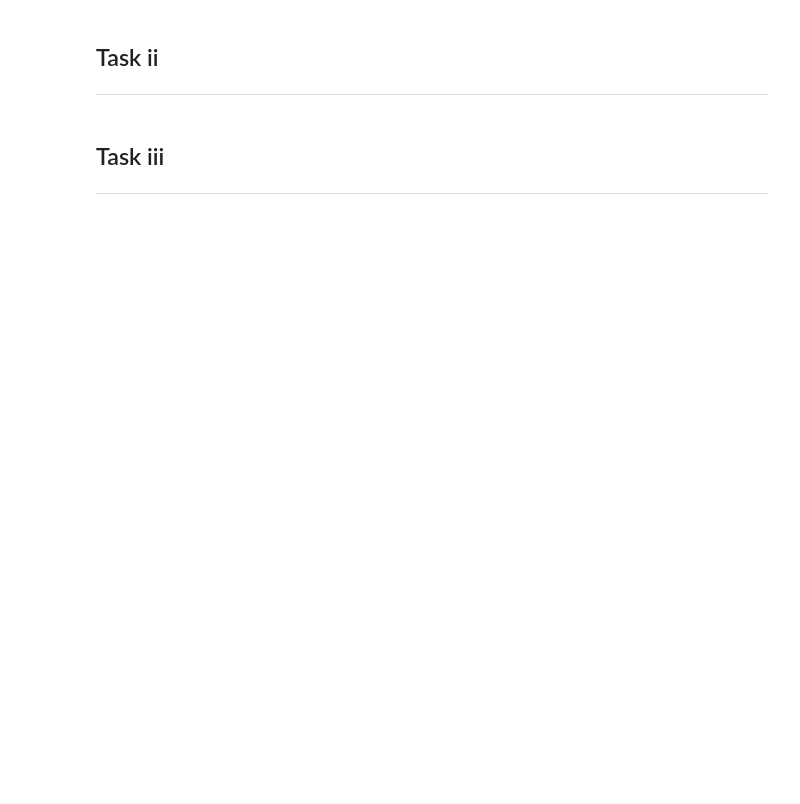
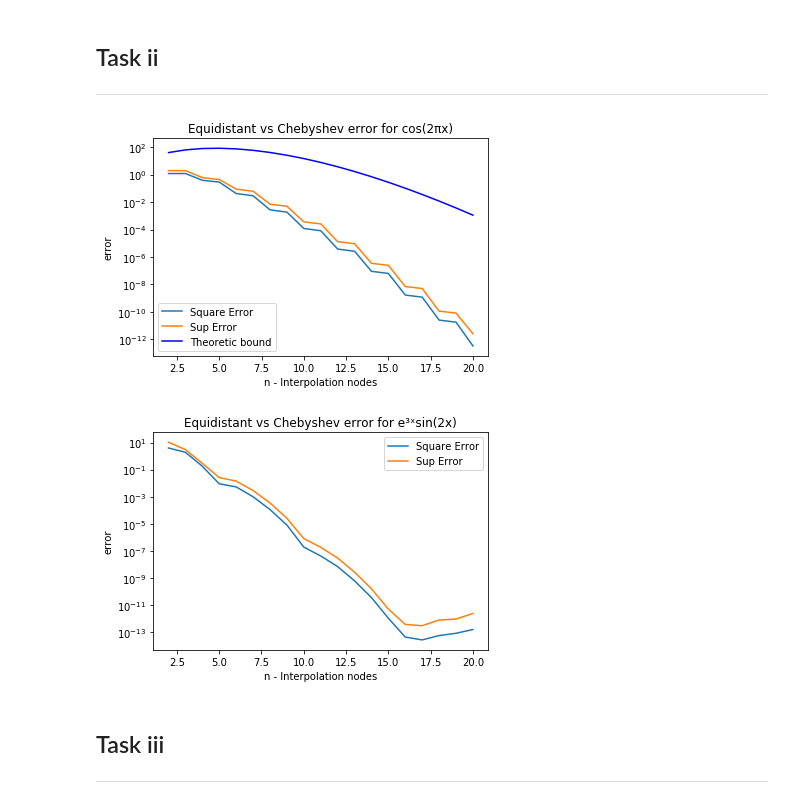
Before and after one commit to CelestialCry/Numerical-Methods, a Jupyter notebook: Øving/Assignment 2.ipynb, the cells around one changed output. Drawn from its saved outputs; the diff is of its cells as text; code cells hidden in the pictures; blank space fills up the shorter version.

```diff
--- a/Øving/Assignment 2.ipynb
+++ b/Øving/Assignment 2.ipynb
@@ -471,3 +614,36 @@ class ErrorSpline(ErrorCompare):
+# %%
+class ErrorLagrange(ErrorCompare):
+    'A subclass for calculating error of lagrange interpolations'
+    __slots__ = ["nodes"]
+
+    def __init__(self, function, mi, ma, n=20, nodes = "Equi"):
+        """
+        A constructor
+        Parameters
+        ----------
+        function :: Function
+            The function to interpolate
+        mi, ma :: Double
+            start and end of domain, respectively
+        n :: Int
+            maximum of nodes to test for
+        nodes :: String
+            the type of nodes to interpolate over"""
+        super().__init__(function, mi, ma, n)
+        self.nodes = nodes
+        self.N = n
+        self.sqErr, self.supErr = [self.err2(n, m) for m in range(1, n+1)], [self.errSup(n, m) for m in range(1, n+1)]
+
+    @func.lru_cache(256)
+    def genny(self, steps=None):
+        'A function to generate lagrange polynomials'
+        if steps == None:
+            steps = self.N
+        if self.nodes == "Equi":
+            return LagrangePol(equiNode(self.start, self.end, steps, self.function))
+        if self.nodes == "Cheby":
+            return LagrangePol(chebyNode(self.start, self.end, steps, self.function))
+        raise TypeError("Not a valid nodespread")
 # %% [markdown]
 ## Error of Spline Interpolation
 ----
@@ -646,19 +877,22 @@ plt.show()
 # %%
 plt.figure()
 plt.axes(xlabel = "n - Interpolation nodes", ylabel = "error")
 v = ErrorLagrange(a, 0, 1, n = 20) #Interpolating the first function
 v.plot()
-(lambda ns: plt.plot(ns, list(map(lambda n: (2*np.pi)**(n+1)/factorial(n+1), ns)), 'b', label = "Theoretic bound"))(range(1,21)) # Plotting the theoretic bound
+(lambda ns: plt.plot(ns, list(map(lambda n: (2*np.pi)**(n+1)/factorial(n+1), ns)), 'b', label = "Theoretic bound"))(range(2,21)) # Plotting the theoretic bound
 plt.title("Equidistant vs Chebyshev error for cos(2πx)")
 plt.legend()
 plt.show()
 plt.figure()
 plt.axes(xlabel = "n - Interpolation nodes", ylabel = "error")
 u = ErrorLagrange(b, 0, np.pi/4, 20) #Interpolating the second function
-u.plot2()
+u.plot()
 plt.legend()
 plt.title("Equidistant vs Chebyshev error for e³ˣsin(2x)")
 plt.show()
+# %% [output]
+[figure, added]
+[figure, added]
 # %% [markdown]
 ## Task iii
 ----
```
Also changed, not shown: parts of 25 cells of this notebook.
